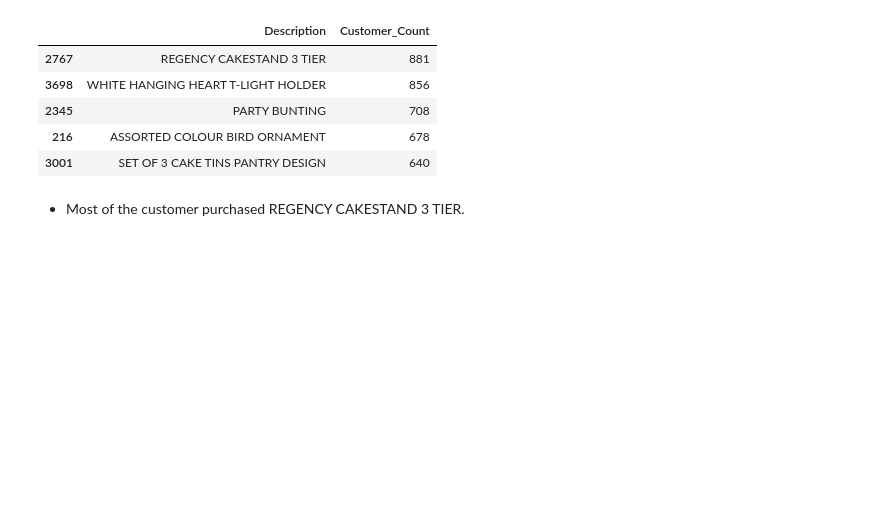
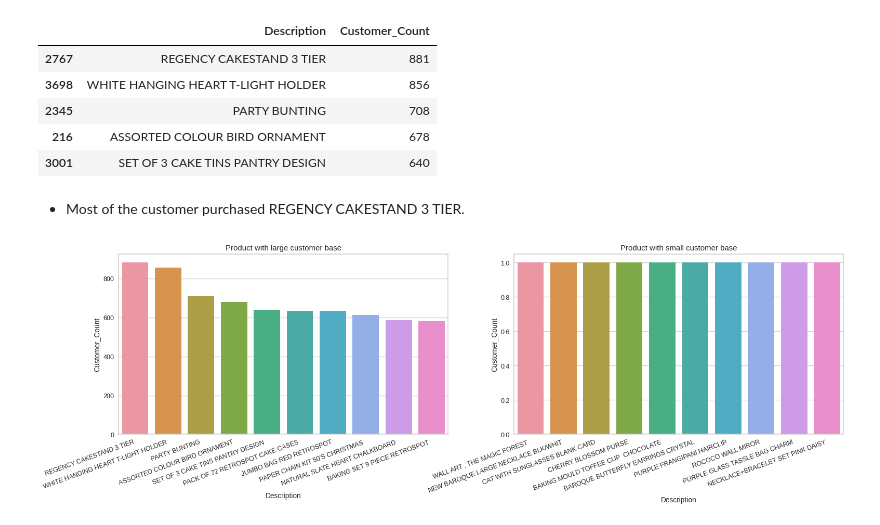
Before and after one commit to VishalKamde/UnsupervisedML, a Jupyter notebook: Unsupervised_ML_Online_Retail_Customer_Segmentation_Vishal_Kamde.ipynb, the cells around one changed output. Drawn from its saved outputs; the diff is of its cells as text; code cells hidden in the pictures; blank space fills up the shorter version.

```diff
--- a/Unsupervised_ML_Online_Retail_Customer_Segmentation_Vishal_Kamde.ipynb
+++ b/Unsupervised_ML_Online_Retail_Customer_Segmentation_Vishal_Kamde.ipynb
@@ -551,3 +551,19 @@ product_customer.head()
 | 3001 | SET OF 3 CAKE TINS PANTRY DESIGN | 640 |
 # %% [markdown]
 * Most of the customer purchased REGENCY CAKESTAND 3 TIER.
+# %%
+# Visualizing top and bottom 10 products based on customers:-
+
+plt.figure(figsize=(20,5), dpi=90)
+plt.subplot(1,2,1)
+plt.xticks(rotation=20,ha='right')
+plt.title("Product with large customer base")
+sns.barplot(data=product_customer.head(10),x="Description",y="Customer_Count")
+
+plt.subplot(1,2,2)
+plt.xticks(rotation=20,ha='right')
+plt.title("Product with small customer base")
+sns.barplot(data=product_customer.tail(10),x="Description",y="Customer_Count")
+plt.show()
+# %% [output]
+[figure, added]
```
Also changed, not shown: parts of 25 cells of this notebook.
